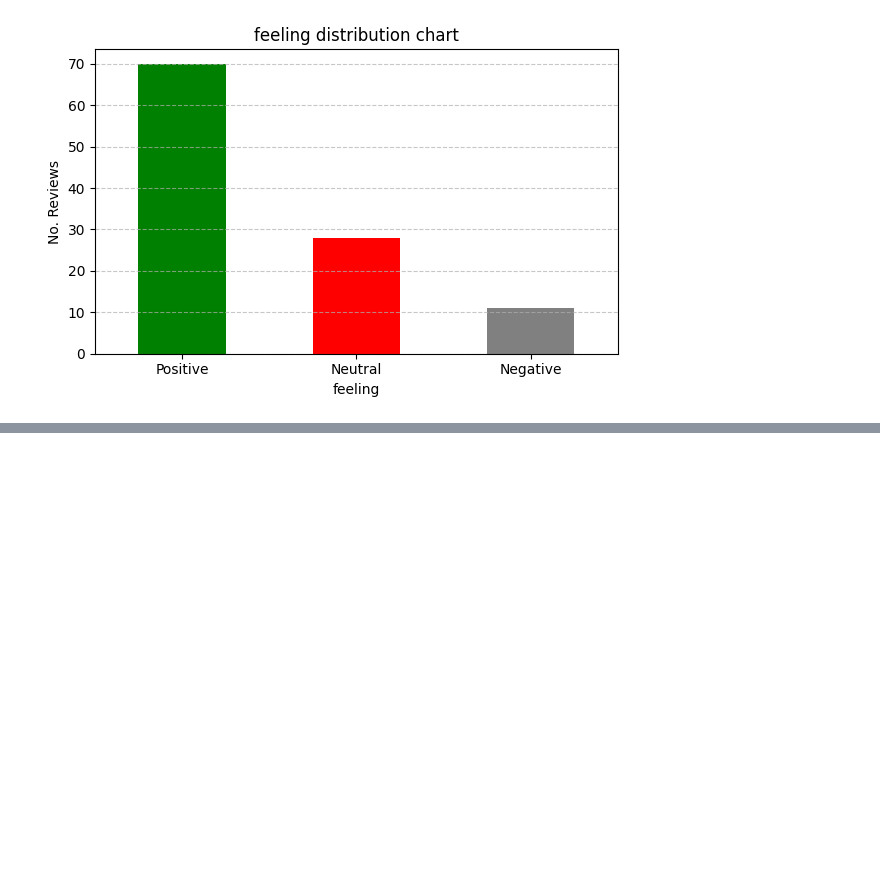
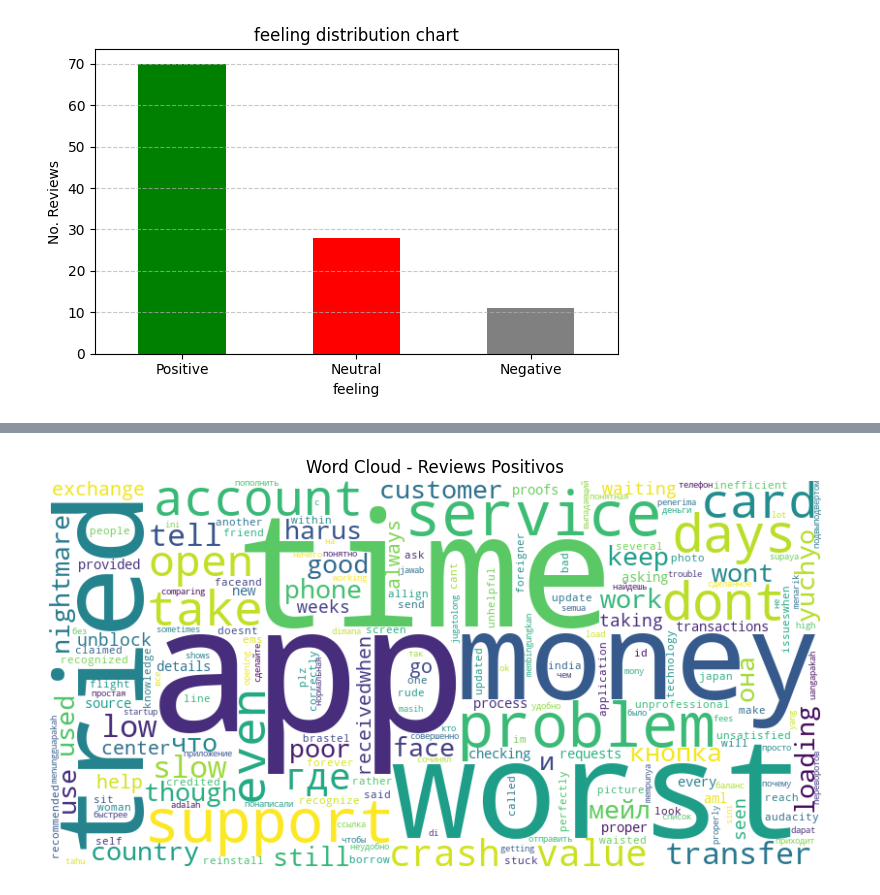
Before and after one commit to gabrieldasneves/AI-self_study, a Jupyter notebook: EDA/brastel_app_review_EDA/brastel_app_review.ipynb, the cells around one changed output, grey strips where cells are left out. Saved outputs shown, nothing was run; the diff lists cells and outputs as text; code cells hidden in the pictures; blank space fills up the shorter version.

```diff
--- a/EDA/brastel_app_review_EDA/brastel_app_review.ipynb
+++ b/EDA/brastel_app_review_EDA/brastel_app_review.ipynb
@@ -94,0 +105,12 @@ reviews_df['cleaned_content'] = reviews_df['content'].apply(clean_text)
+# %%
+negative_reviews = reviews_df[reviews_df['score']  <= 2]
+negative_text = " ".join(review for review in negative_reviews['cleaned_content'])
+negative_wordcloud = WordCloud(width=800, height=400, background_color='white').generate(negative_text)
+
+plt.figure(figsize=(10, 6))
+plt.imshow(negative_wordcloud, interpolation='bilinear')
+plt.axis('off')
+plt.title('Word Cloud - Reviews Positivos')
+plt.show()
+# %% [output]
+[figure, added]
```
Also changed, not shown: parts of 4 cells of this notebook.
